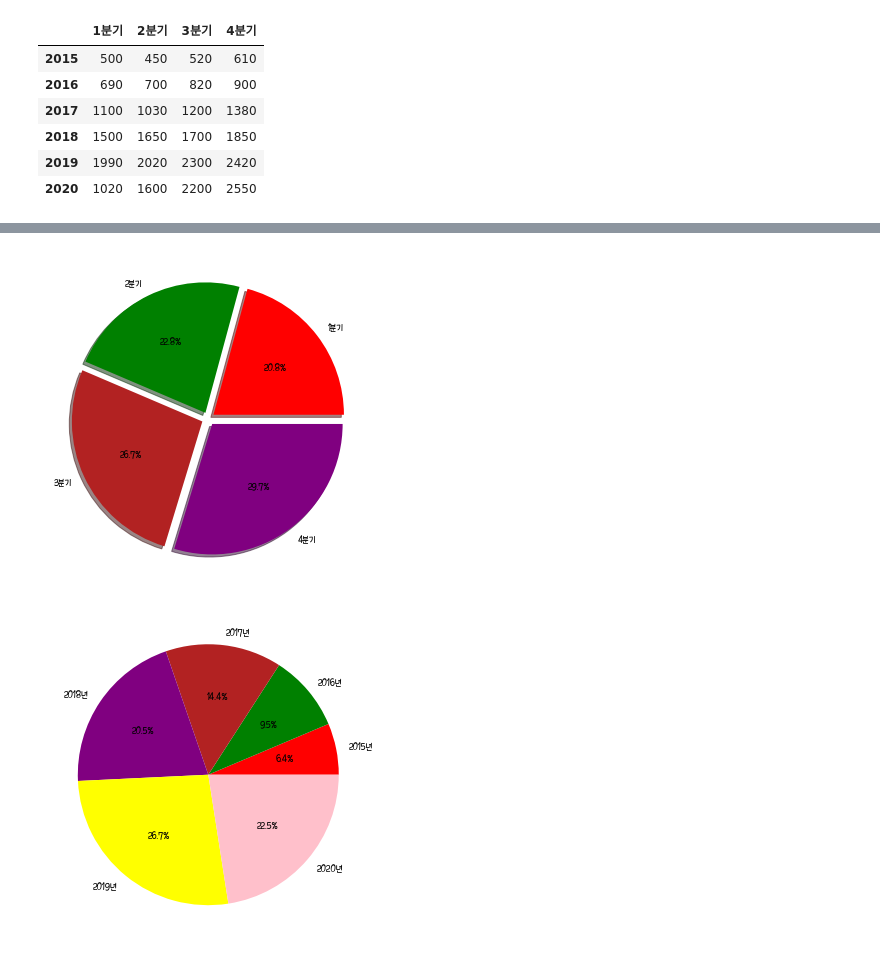
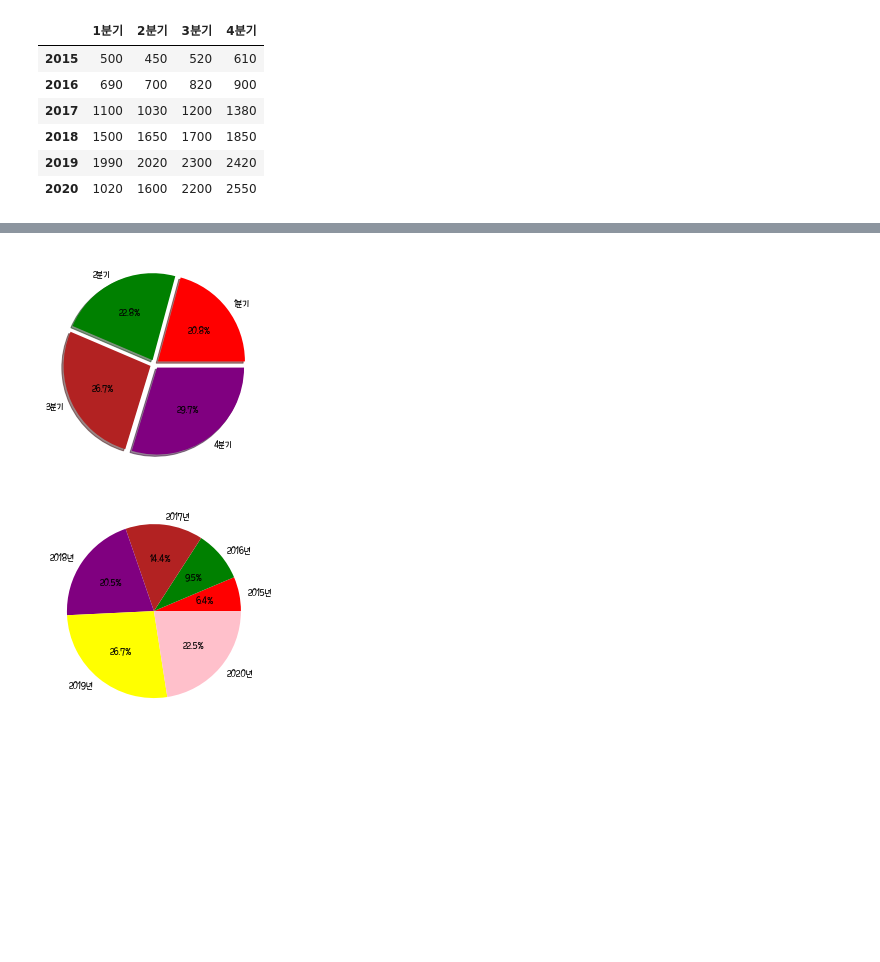
Before and after one commit to jaeha13/k-digital, a Jupyter notebook: PYDATAexam/lab/lab13.ipynb, the cells around one changed output, grey strips where cells are left out. Drawn from its saved outputs; the diff is of its cells as text; code cells hidden in the pictures; blank space fills up the shorter version.

```diff
--- a/PYDATAexam/lab/lab13.ipynb
+++ b/PYDATAexam/lab/lab13.ipynb
@@ -50,36 +48,16 @@ plt.show()
 # %%
-q_sum = []
-for i in df.columns:
-    q_sum_i = 0
-    for j in df.index:
-        q_sum_i += df[i][j]
-    q_sum.append(q_sum_i)
-
-total = sum(q_sum)
-
-plt.figure(figsize=(10, 6))
 explode = [0.05, 0.05, 0.05, 0.05]
-plt.pie(q_sum / total, labels=df.columns, autopct='%.1f%%', startangle=0, counterclock=True,
+plt.pie(df.sum(), labels=df.columns, autopct='%.1f%%', startangle=0, counterclock=True,
         explode=explode, shadow=True, colors = ['red', 'green', 'firebrick', 'purple'])
-plt.savefig('../output/hw3.png')
+plt.savefig('../output/hw3.png', dpi=600)
 plt.show()
 # %% [output]
-[figure, old version]
+[figure, new version]
 # %%
-q_sum1 = []
-for i in df1.columns:
-    q_sum_i = 0
-    for j in df1.index:
-        q_sum_i += df1[i][j]
-    q_sum1.append(q_sum_i)
-
-total1 = sum(q_sum1)
-
-plt.figure(figsize=(10, 6))
-plt.pie(q_sum1 / total1, labels=[str(i) + '년' for i in df1.columns],
+plt.pie(df1.sum(), labels=[str(i) + '년' for i in df1.columns],
         autopct='%.1f%%', startangle=0,  counterclock=True,
        colors=['red', 'green', 'firebrick', 'purple', 'yellow', 'pink'])
-plt.savefig('../output/hw4.png')
+plt.savefig('../output/hw4.png', dpi=600)
 plt.show()
 # %% [output]
-[figure, old version]
+[figure, new version]
```
Also changed, not shown: parts of 2 cells of this notebook, 6 other files.
